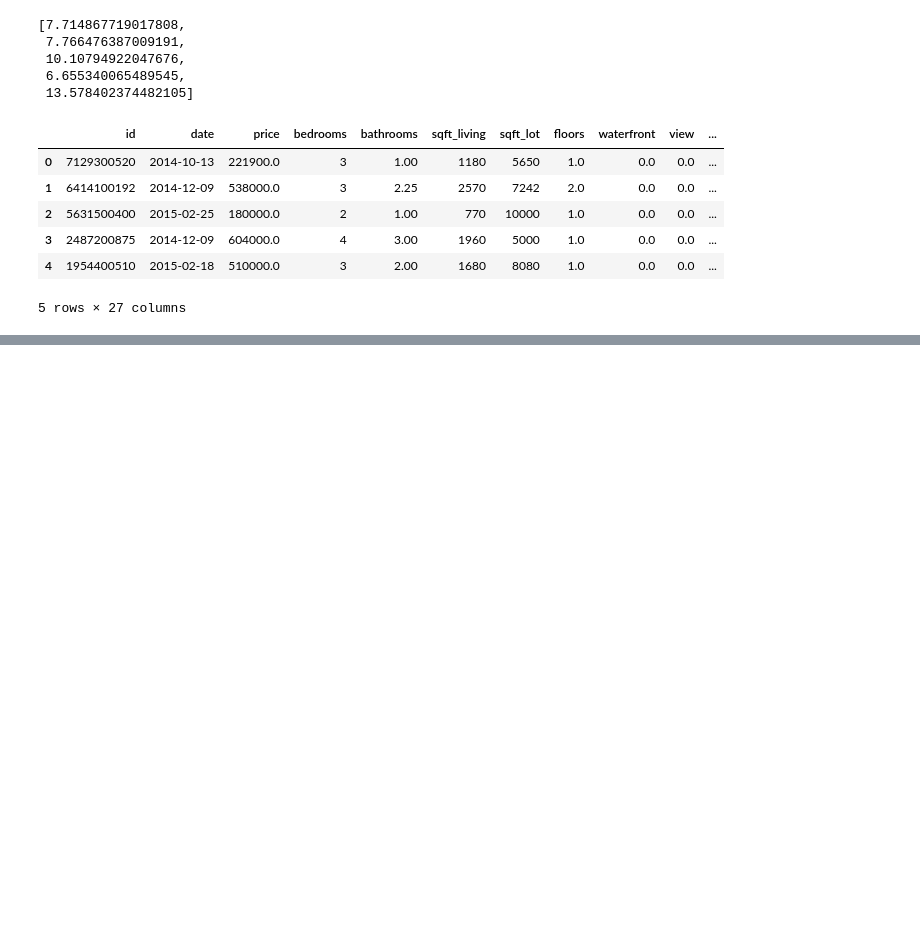
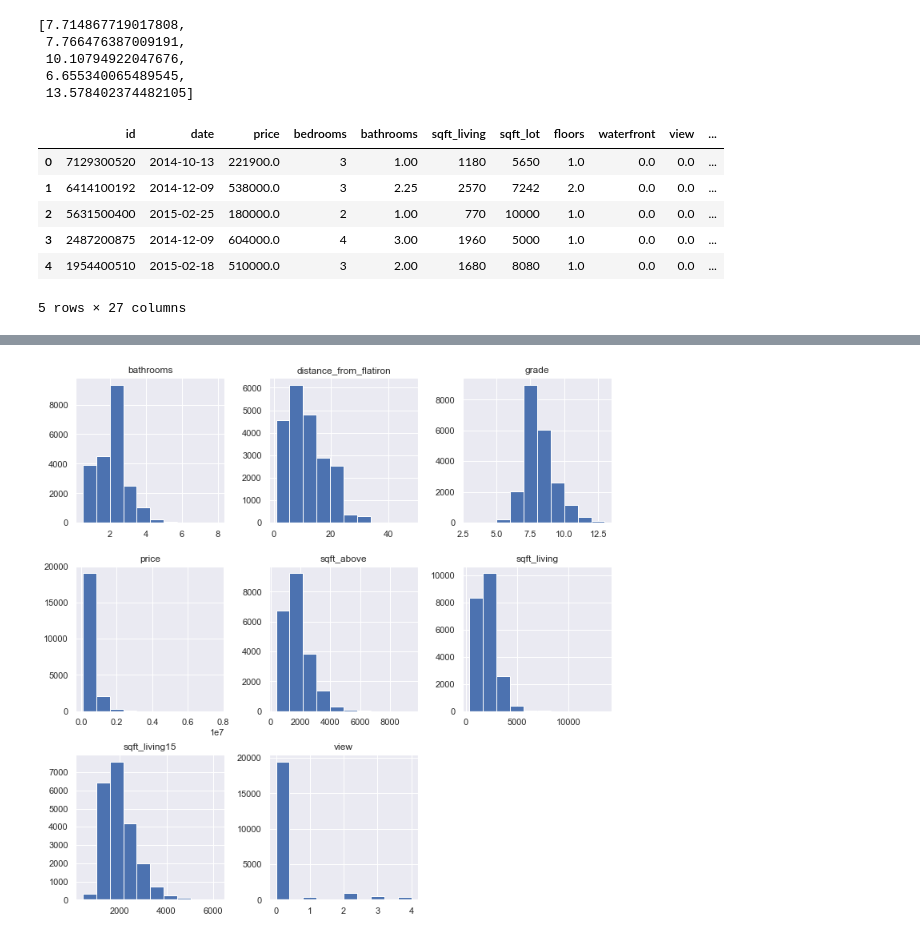
Before and after one commit to A92e/kingcountyWA_home_price_predictor, a Jupyter notebook: kevin_zip_wip.ipynb, the cells around one changed output, grey strips where cells are left out. Cells and saved outputs as stored; diff of their text form; code cells hidden in the pictures; blank space fills up the shorter version.

```diff
--- a/kevin_zip_wip.ipynb
+++ b/kevin_zip_wip.ipynb
@@ -97,0 +109,4 @@ df.head()
+# %%
+df7.hist(figsize=[12,12]);
+# %% [output]
+[figure, added]
```
Also changed, not shown: parts of 13 cells of this notebook.
